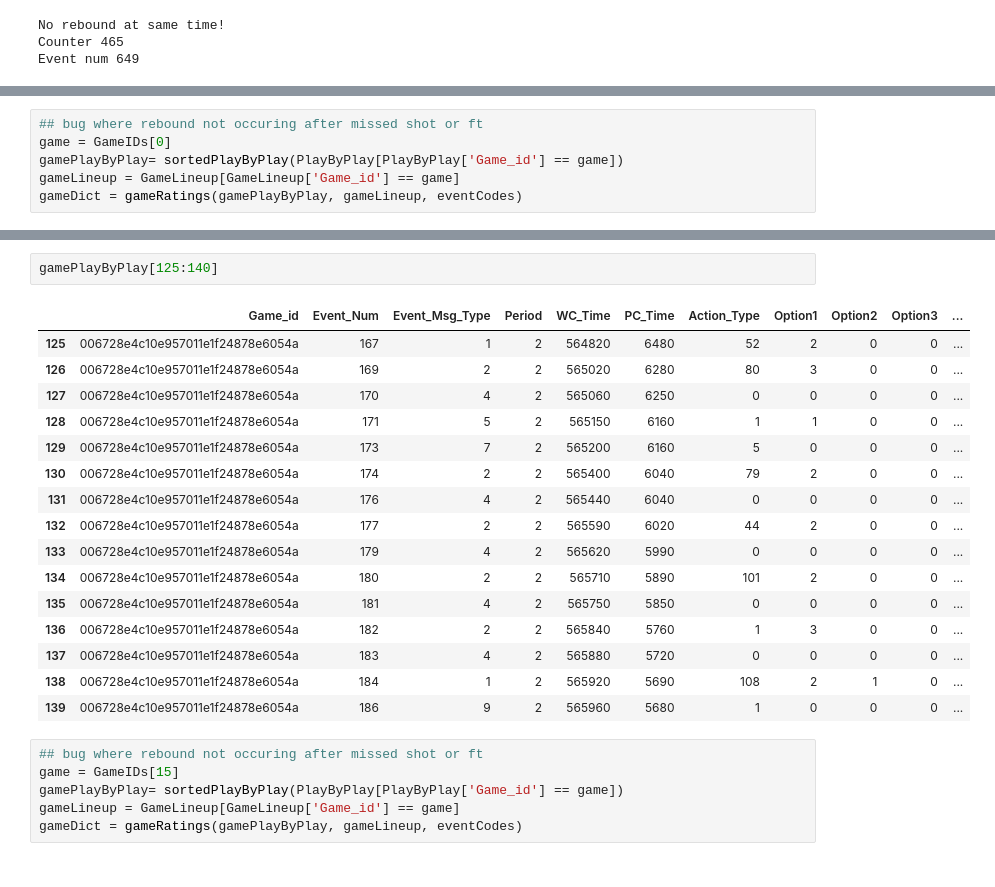
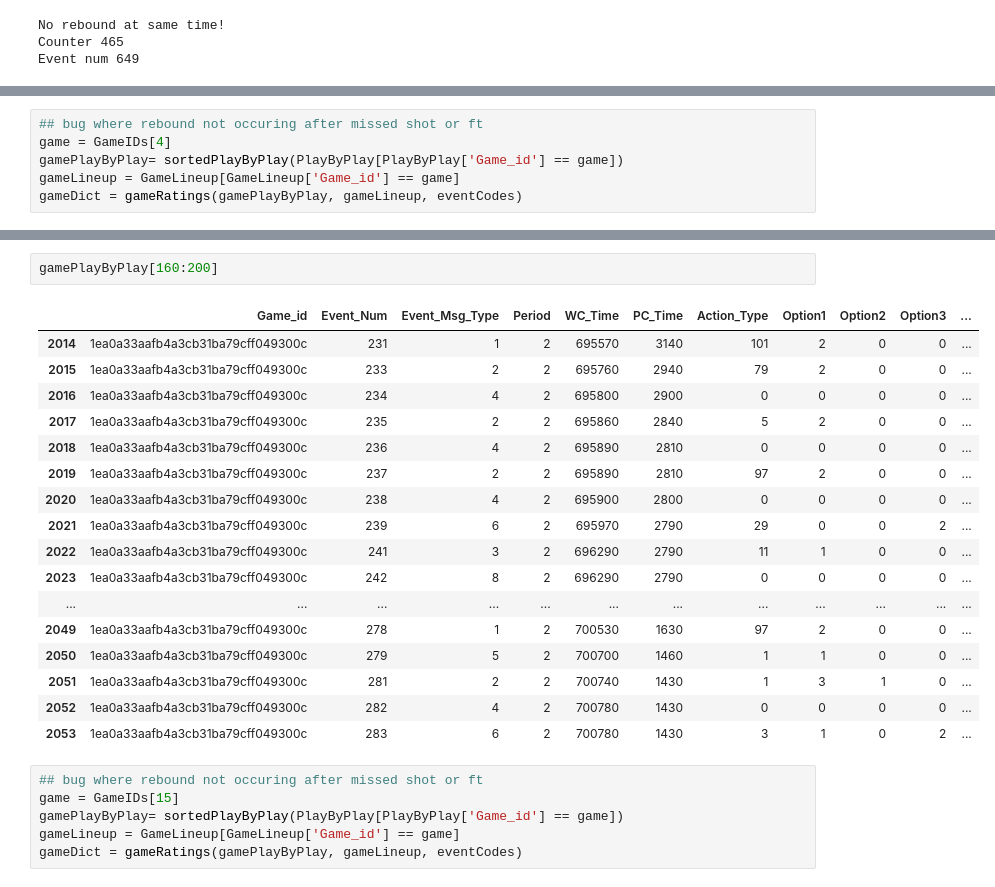
Before and after one commit to wpouse/NBA, a Jupyter notebook: Hackathon Prompt/NBAPlayerRatings.ipynb, the cells around one changed output, grey strips where cells are left out. Cells and saved outputs as stored; diff of their text form.

```diff
--- a/Hackathon Prompt/NBAPlayerRatings.ipynb
+++ b/Hackathon Prompt/NBAPlayerRatings.ipynb
@@ -536,7 +565,7 @@ gamePlayByPlay[460:480]
 | 17888 | 95770267429c4b7118a82bb8b4f2be54 | 0 | 16 | 4 | 766890 | 0 | 0 | 0 | 0 | 0 | ... |
 # %%
 ## bug where rebound not occuring after missed shot or ft
-game = GameIDs[0]
+game = GameIDs[4]
 gamePlayByPlay= sortedPlayByPlay(PlayByPlay[PlayByPlay['Game_id'] == game])
 gameLineup = GameLineup[GameLineup['Game_id'] == game]
 gameDict = gameRatings(gamePlayByPlay, gameLineup, eventCodes)
@@ -599,22 +578,23 @@ gamePlayByPlay[gamePlayByPlay['Person1'] == 'eb663a4ba8e90722905ef24a17c00df1']
-# %%
-gamePlayByPlay[125:140]
-# %% [output]
-|  | Game_id | Event_Num | Event_Msg_Type | Period | WC_Time | PC_Time | Action_Type | Option1 | Option2 | Option3 | ... |
-| 125 | 006728e4c10e957011e1f24878e6054a | 167 | 1 | 2 | 564820 | 6480 | 52 | 2 | 0 | 0 | ... |
-| 126 | 006728e4c10e957011e1f24878e6054a | 169 | 2 | 2 | 565020 | 6280 | 80 | 3 | 0 | 0 | ... |
-| 127 | 006728e4c10e957011e1f24878e6054a | 170 | 4 | 2 | 565060 | 6250 | 0 | 0 | 0 | 0 | ... |
-| 128 | 006728e4c10e957011e1f24878e6054a | 171 | 5 | 2 | 565150 | 6160 | 1 | 1 | 0 | 0 | ... |
-| 129 | 006728e4c10e957011e1f24878e6054a | 173 | 7 | 2 | 565200 | 6160 | 5 | 0 | 0 | 0 | ... |
-| 130 | 006728e4c10e957011e1f24878e6054a | 174 | 2 | 2 | 565400 | 6040 | 79 | 2 | 0 | 0 | ... |
-| 131 | 006728e4c10e957011e1f24878e6054a | 176 | 4 | 2 | 565440 | 6040 | 0 | 0 | 0 | 0 | ... |
-| 132 | 006728e4c10e957011e1f24878e6054a | 177 | 2 | 2 | 565590 | 6020 | 44 | 2 | 0 | 0 | ... |
-| 133 | 006728e4c10e957011e1f24878e6054a | 179 | 4 | 2 | 565620 | 5990 | 0 | 0 | 0 | 0 | ... |
-| 134 | 006728e4c10e957011e1f24878e6054a | 180 | 2 | 2 | 565710 | 5890 | 101 | 2 | 0 | 0 | ... |
-| 135 | 006728e4c10e957011e1f24878e6054a | 181 | 4 | 2 | 565750 | 5850 | 0 | 0 | 0 | 0 | ... |
-| 136 | 006728e4c10e957011e1f24878e6054a | 182 | 2 | 2 | 565840 | 5760 | 1 | 3 | 0 | 0 | ... |
-| 137 | 006728e4c10e957011e1f24878e6054a | 183 | 4 | 2 | 565880 | 5720 | 0 | 0 | 0 | 0 | ... |
-| 138 | 006728e4c10e957011e1f24878e6054a | 184 | 1 | 2 | 565920 | 5690 | 108 | 2 | 1 | 0 | ... |
-| 139 | 006728e4c10e957011e1f24878e6054a | 186 | 9 | 2 | 565960 | 5680 | 1 | 0 | 0 | 0 | ... |
+# %%
+gamePlayByPlay[160:200]
+# %% [output]
+|  | Game_id | Event_Num | Event_Msg_Type | Period | WC_Time | PC_Time | Action_Type | Option1 | Option2 | Option3 | ... |
+| 2014 | 1ea0a33aafb4a3cb31ba79cff049300c | 231 | 1 | 2 | 695570 | 3140 | 101 | 2 | 0 | 0 | ... |
+| 2015 | 1ea0a33aafb4a3cb31ba79cff049300c | 233 | 2 | 2 | 695760 | 2940 | 79 | 2 | 0 | 0 | ... |
+| 2016 | 1ea0a33aafb4a3cb31ba79cff049300c | 234 | 4 | 2 | 695800 | 2900 | 0 | 0 | 0 | 0 | ... |
+| 2017 | 1ea0a33aafb4a3cb31ba79cff049300c | 235 | 2 | 2 | 695860 | 2840 | 5 | 2 | 0 | 0 | ... |
+| 2018 | 1ea0a33aafb4a3cb31ba79cff049300c | 236 | 4 | 2 | 695890 | 2810 | 0 | 0 | 0 | 0 | ... |
+| 2019 | 1ea0a33aafb4a3cb31ba79cff049300c | 237 | 2 | 2 | 695890 | 2810 | 97 | 2 | 0 | 0 | ... |
+| 2020 | 1ea0a33aafb4a3cb31ba79cff049300c | 238 | 4 | 2 | 695900 | 2800 | 0 | 0 | 0 | 0 | ... |
+| 2021 | 1ea0a33aafb4a3cb31ba79cff049300c | 239 | 6 | 2 | 695970 | 2790 | 29 | 0 | 0 | 2 | ... |
+| 2022 | 1ea0a33aafb4a3cb31ba79cff049300c | 241 | 3 | 2 | 696290 | 2790 | 11 | 1 | 0 | 0 | ... |
+| 2023 | 1ea0a33aafb4a3cb31ba79cff049300c | 242 | 8 | 2 | 696290 | 2790 | 0 | 0 | 0 | 0 | ... |
+| ... | ... | ... | ... | ... | ... | ... | ... | ... | ... | ... | ... |
+| 2049 | 1ea0a33aafb4a3cb31ba79cff049300c | 278 | 1 | 2 | 700530 | 1630 | 97 | 2 | 0 | 0 | ... |
+| 2050 | 1ea0a33aafb4a3cb31ba79cff049300c | 279 | 5 | 2 | 700700 | 1460 | 1 | 1 | 0 | 0 | ... |
+| 2051 | 1ea0a33aafb4a3cb31ba79cff049300c | 281 | 2 | 2 | 700740 | 1430 | 1 | 3 | 1 | 0 | ... |
+| 2052 | 1ea0a33aafb4a3cb31ba79cff049300c | 282 | 4 | 2 | 700780 | 1430 | 0 | 0 | 0 | 0 | ... |
+| 2053 | 1ea0a33aafb4a3cb31ba79cff049300c | 283 | 6 | 2 | 700780 | 1430 | 3 | 1 | 0 | 2 | ... |
 # %%
 ## bug where rebound not occuring after missed shot or ft
 game = GameIDs[15]
```
Also changed, not shown: parts of 6 cells of this notebook, 1 other file.
